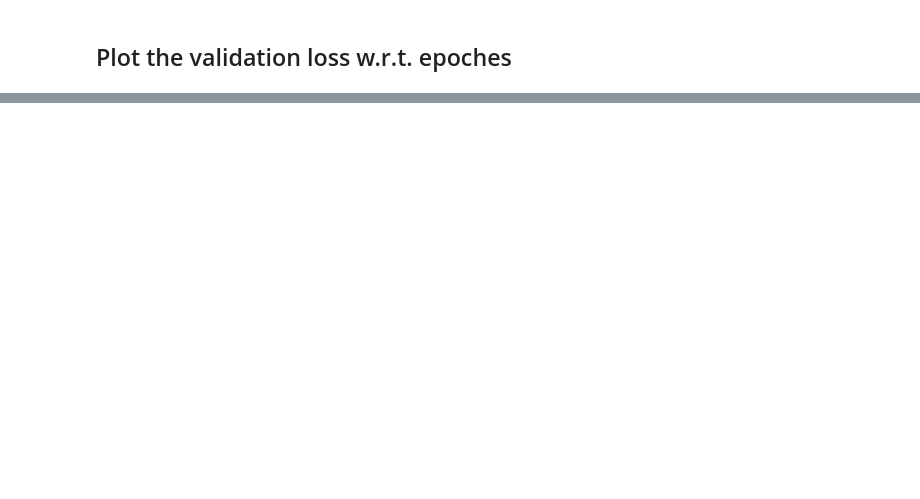
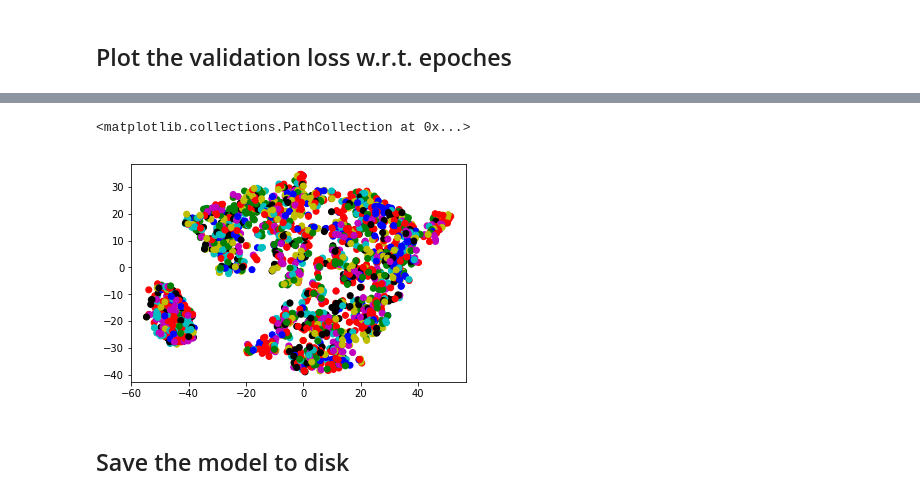
Before and after one commit to watchernyu/judge_embedding, a Jupyter notebook: judge_embedding_prototype.ipynb, the cells around one changed output, grey strips where cells are left out. Saved outputs shown, nothing was run; the diff lists cells and outputs as text; code cells hidden in the pictures; blank space fills up the shorter version.

```diff
--- a/judge_embedding_prototype.ipynb
+++ b/judge_embedding_prototype.ipynb
@@ -623,0 +749,7 @@ plt.plot(np.arange(len(val_losses)),val_losses)
+# %%
+circuit_column = np.zeros(2099)
+for i in range(2099):
+    circuit_column[i] = judgeIndex2Circuit[i]
+
+trained_embedding_all["embedding"] = train_emb
+trained_embedding_all["circuit"] = circuit_column
@@ -623,0 +804,3 @@ plt.plot(np.arange(len(val_losses)),val_losses)
+# %%
+pca_50 = PCA(n_components=50)
+pca_result_50 = pca_50.fit_transform(train_emb)
@@ -623,0 +811,4 @@ plt.plot(np.arange(len(val_losses)),val_losses)
+# %%
+time_start = time.time()
+tsne = TSNE(n_components=2, verbose=1, perplexity=10, n_iter=1000)
+tsne_results = tsne.fit_transform(pca_result_50)
@@ -623,0 +825,14 @@ plt.plot(np.arange(len(val_losses)),val_losses)
+# %%
+colors = ['b','g','r','c','m','y','k','b','g','r','c','m','y','k']
+color_seq = []
+for i in range(2099):
+    colorIndex = judgeIndex2Circuit[i]
+    if colorIndex < 14:
+        color_seq.append(colors[colorIndex])
+    else:
+        color_seq.append('b')
+# %%
+plt.scatter(tsne_results[:,0],tsne_results[:,1],c=color_seq)
+# %% [output]
+<matplotlib.collections.PathCollection at 0x...>
+[figure, added]
@@ -623,0 +841,2 @@ plt.plot(np.arange(len(val_losses)),val_losses)
+# %% [markdown]
+## Save the model to disk
```
Also changed, not shown: parts of 34 cells of this notebook, 1 other file.
